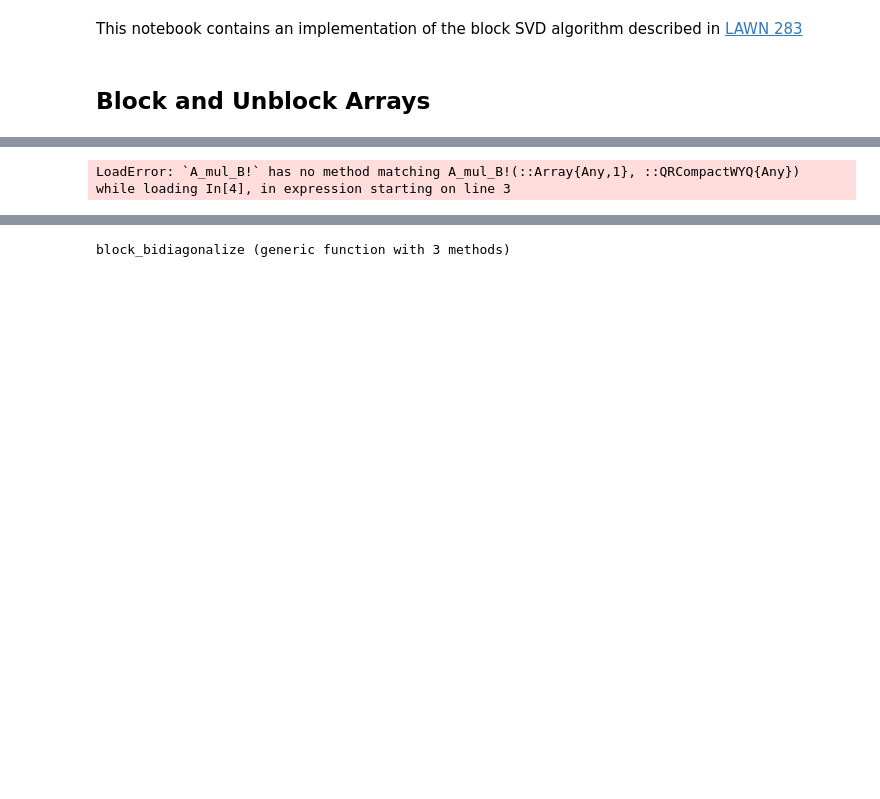
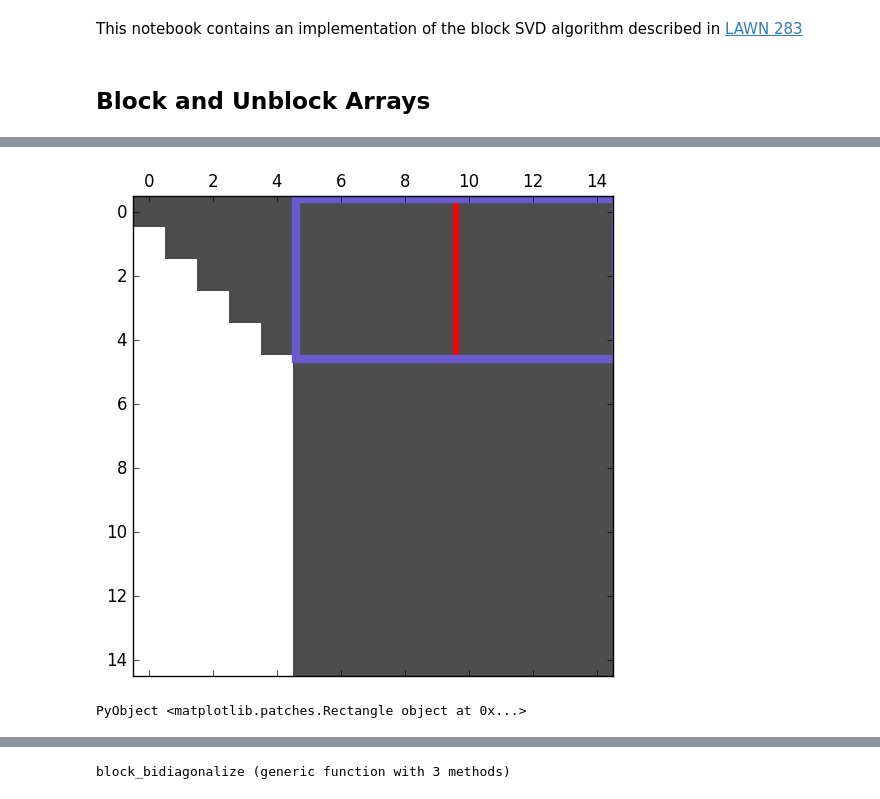
Before and after one commit to jiahao/ijulia-notebooks-assorted, a Jupyter notebook: BlockSVD.ipynb, the cells around one changed output, grey strips where cells are left out. Drawn from its saved outputs; the diff is of its cells as text; code cells hidden in the pictures; blank space fills up the shorter version.

```diff
--- a/BlockSVD.ipynb
+++ b/BlockSVD.ipynb
@@ -75,12 +108,15 @@ while loading In[3], in expression starting on line 1
 # %%
 #Now do this from the right
-Q=qrfact(A[1,2]')[:Q]  # We really need an LQ
-A[:,2]*=Q
+Q = qrfact( A[1,2]')[:Q]  # We really need an LQ
+
+A[:, 2] = block(unblock(A[:,2]) * Q)
+
 spy(A)
-rect_red(s+x1:N) #QR applied to this block
+rect_red(s+1,1,s,s)  #QR from this block
+rect_blue(1:s,s+1:N) #QR applied to this block
 # %% [output]
+[figure, added]
-LoadError: `A_mul_B!` has no method matching A_mul_B!(::Array{Any,1}, ::QRCompactWYQ{Any})
-while loading In[4], in expression starting on line 3
+PyObject <matplotlib.patches.Rectangle object at 0x...>
 # %%
 for j=3:3
     Q=qrQ(unblock(A[1,[2,j]])') # This is a special LQ for a "domino"=[◥;◼]'
```
Also changed, not shown: parts of 15 cells of this notebook.
